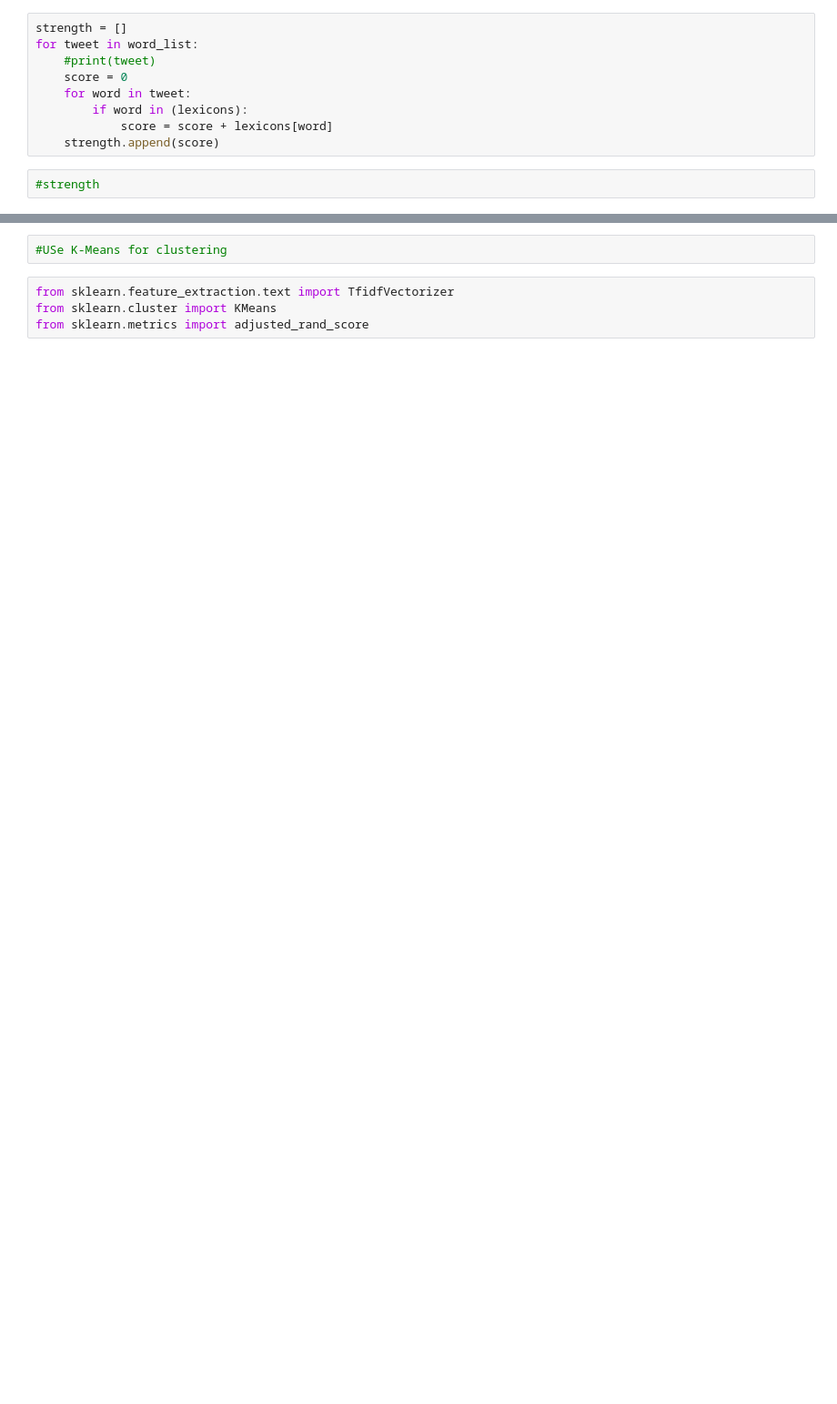
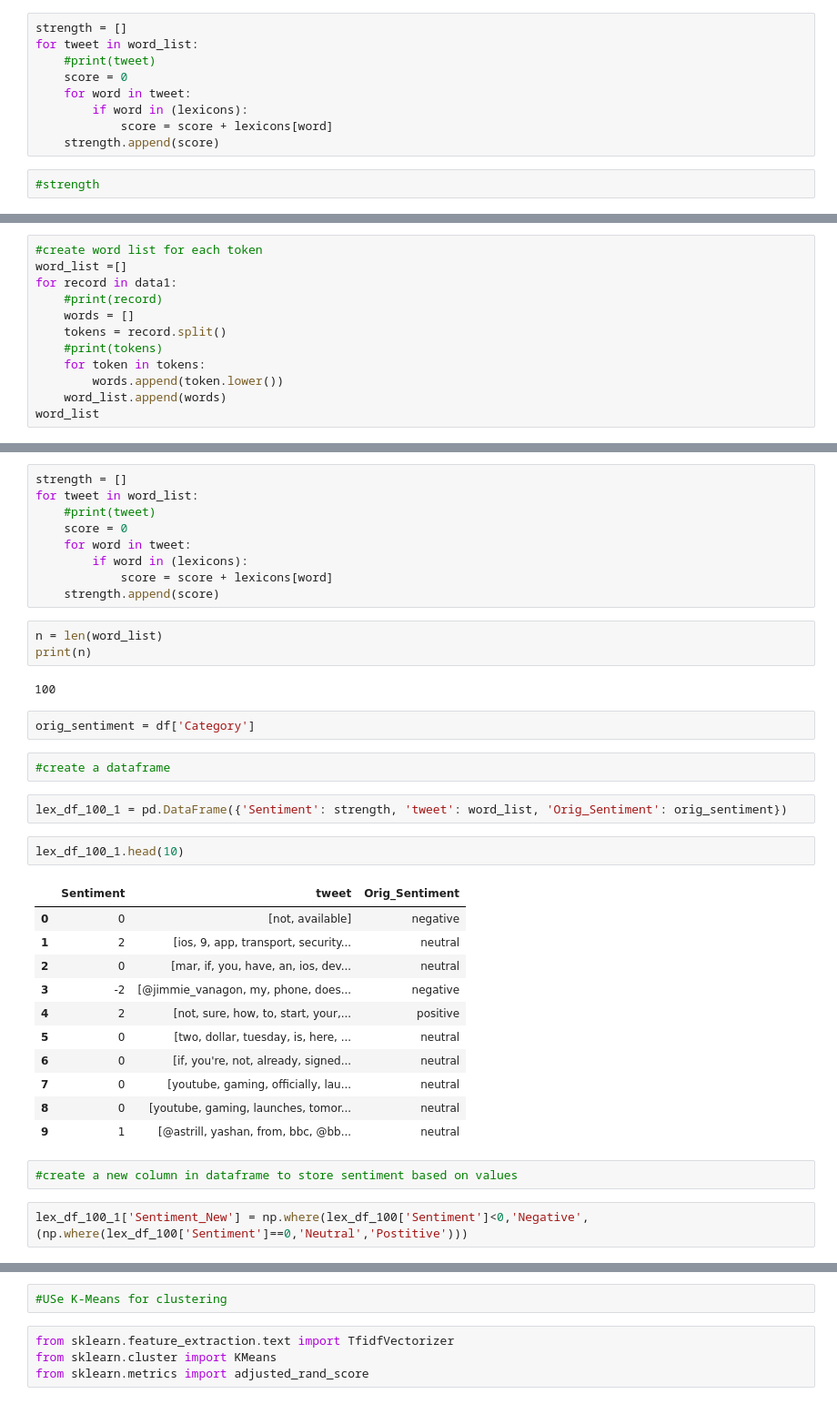
Before and after one commit to krisgop2010/Analytics, a Jupyter notebook: TextAnalytics/TwitterAnalysisAssignmentLatest.ipynb, the cells around one changed output, grey strips where cells are left out. Shown: that part at 91% size. Cells and saved outputs as stored; diff of their text form; blank space fills up the shorter version.

```diff
--- a/TextAnalytics/TwitterAnalysisAssignmentLatest.ipynb
+++ b/TextAnalytics/TwitterAnalysisAssignmentLatest.ipynb
@@ -136,0 +216,12 @@ for index in range(n):
+# %%
+#create word list for each token
+word_list =[]
+for record in data1:
+    #print(record)
+    words = []
+    tokens = record.split()
+    #print(tokens)
+    for token in tokens:
+        words.append(token.lower())
+    word_list.append(words)
+word_list
@@ -136,0 +246,38 @@ for index in range(n):
+# %%
+strength = []
+for tweet in word_list:
+    #print(tweet)
+    score = 0
+    for word in tweet:
+        if word in (lexicons):
+            score = score + lexicons[word]
+    strength.append(score)
+# %%
+n = len(word_list)
+print(n)
+# %% [output]
+100
+# %%
+orig_sentiment = df['Category']
+# %%
+#create a dataframe
+# %%
+lex_df_100_1 = pd.DataFrame({'Sentiment': strength, 'tweet': word_list, 'Orig_Sentiment': orig_sentiment})
+# %%
+lex_df_100_1.head(10)
+# %% [output]
+|  | Sentiment | tweet | Orig_Sentiment |
+| 0 | 0 | [not, available] | negative |
+| 1 | 2 | [ios, 9, app, transport, security... | neutral |
+| 2 | 0 | [mar, if, you, have, an, ios, dev... | neutral |
+| 3 | -2 | [@jimmie_vanagon, my, phone, does... | negative |
+| 4 | 2 | [not, sure, how, to, start, your,... | positive |
+| 5 | 0 | [two, dollar, tuesday, is, here, ... | neutral |
+| 6 | 0 | [if, you're, not, already, signed... | neutral |
+| 7 | 0 | [youtube, gaming, officially, lau... | neutral |
+| 8 | 0 | [youtube, gaming, launches, tomor... | neutral |
+| 9 | 1 | [@astrill, yashan, from, bbc, @bb... | neutral |
+# %%
+#create a new column in dataframe to store sentiment based on values
+# %%
+lex_df_100_1['Sentiment_New'] = np.where(lex_df_100['Sentiment']<0,'Negative',(np.where(lex_df_100['Sentiment']==0,'Neutral','Postitive')))
```
Also changed, not shown: parts of 82 cells of this notebook.
